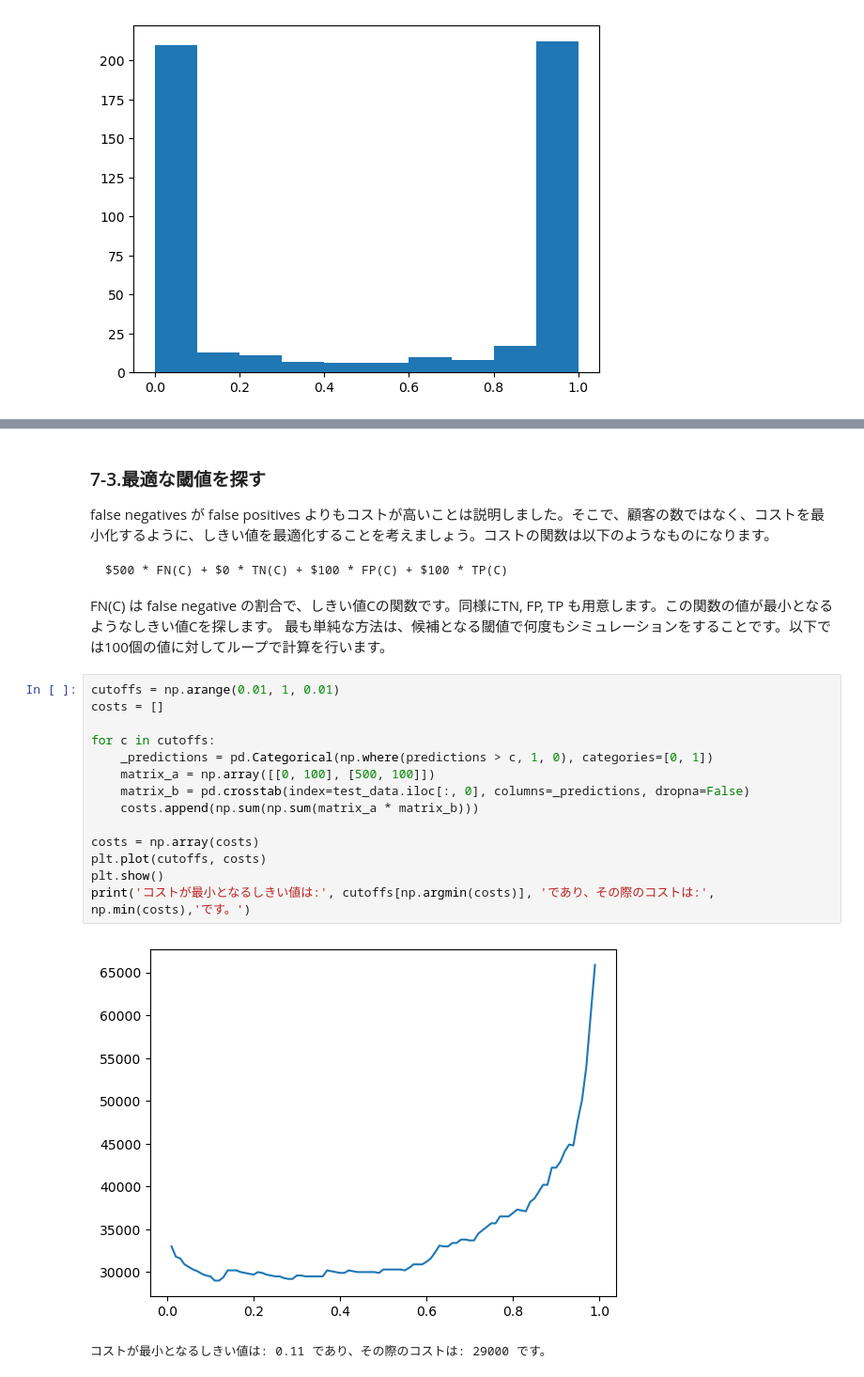
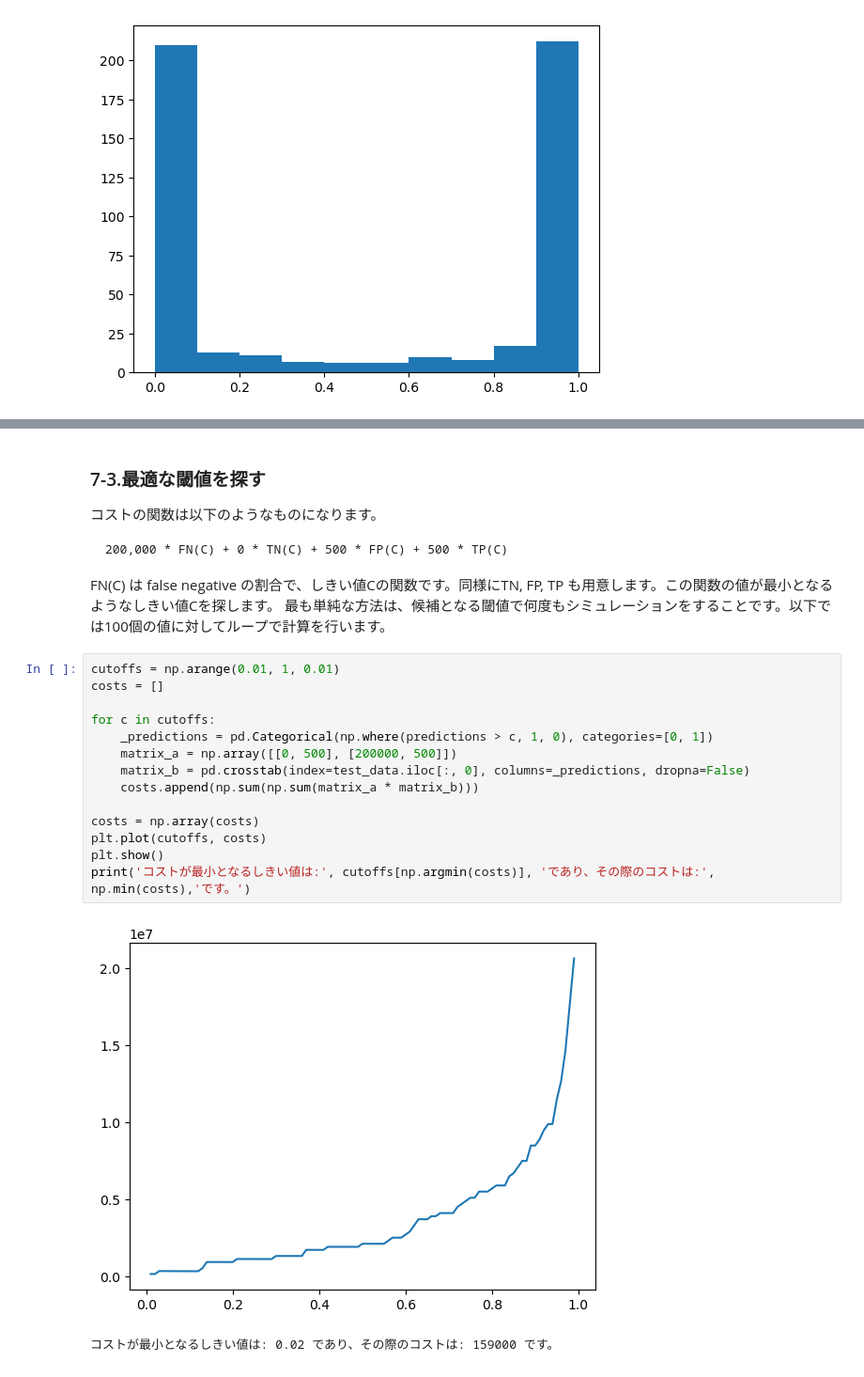
Before and after one commit to aws-samples/aws-ml-enablement-workshop, a Jupyter notebook: notebooks/scenario_churn/customer_churn.ipynb, the cells around one changed output, grey strips where cells are left out. Shown at 94% size. Cells and saved outputs as stored; diff of their text form.

````diff
--- a/notebooks/scenario_churn/customer_churn.ipynb
+++ b/notebooks/scenario_churn/customer_churn.ipynb
@@ -429,10 +493,10 @@ false negatives が一番問題で、なぜなら、離反していく顧客を
 # %% [markdown]
 ### 7-3.最適な閾値を探す
 
-false negatives が false positives よりもコストが高いことは説明しました。そこで、顧客の数ではなく、コストを最小化するように、しきい値を最適化することを考えましょう。コストの関数は以下のようなものになります。
+コストの関数は以下のようなものになります。
 
 ```txt
-$500 * FN(C) + $0 * TN(C) + $100 * FP(C) + $100 * TP(C)
+200,000 * FN(C) + 0 * TN(C) + 500 * FP(C) + 500 * TP(C)
 ```
 
 FN(C) は false negative の割合で、しきい値Cの関数です。同様にTN, FP, TP も用意します。この関数の値が最小となるようなしきい値Cを探します。
@@ -440,17 +504,17 @@ FN(C) は false negative の割合で、しきい値Cの関数です。同様に
 # %%
 cutoffs = np.arange(0.01, 1, 0.01)
 costs = []
 
 for c in cutoffs:
     _predictions = pd.Categorical(np.where(predictions > c, 1, 0), categories=[0, 1])
-    matrix_a = np.array([[0, 100], [500, 100]])
+    matrix_a = np.array([[0, 500], [200000, 500]])
     matrix_b = pd.crosstab(index=test_data.iloc[:, 0], columns=_predictions, dropna=False)
     costs.append(np.sum(np.sum(matrix_a * matrix_b)))
 
 costs = np.array(costs)
 plt.plot(cutoffs, costs)
 plt.show()
 print('コストが最小となるしきい値は:', cutoffs[np.argmin(costs)], 'であり、その際のコストは:', np.min(costs),'です。')
 # %% [output]
-[figure, old version]
+[figure, new version]
-コストが最小となるしきい値は: 0.11 であり、その際のコストは: 29000 です。
+コストが最小となるしきい値は: 0.02 であり、その際のコストは: 159000 です。
````
Also changed, not shown: parts of 29 cells of this notebook, 4 other files.
